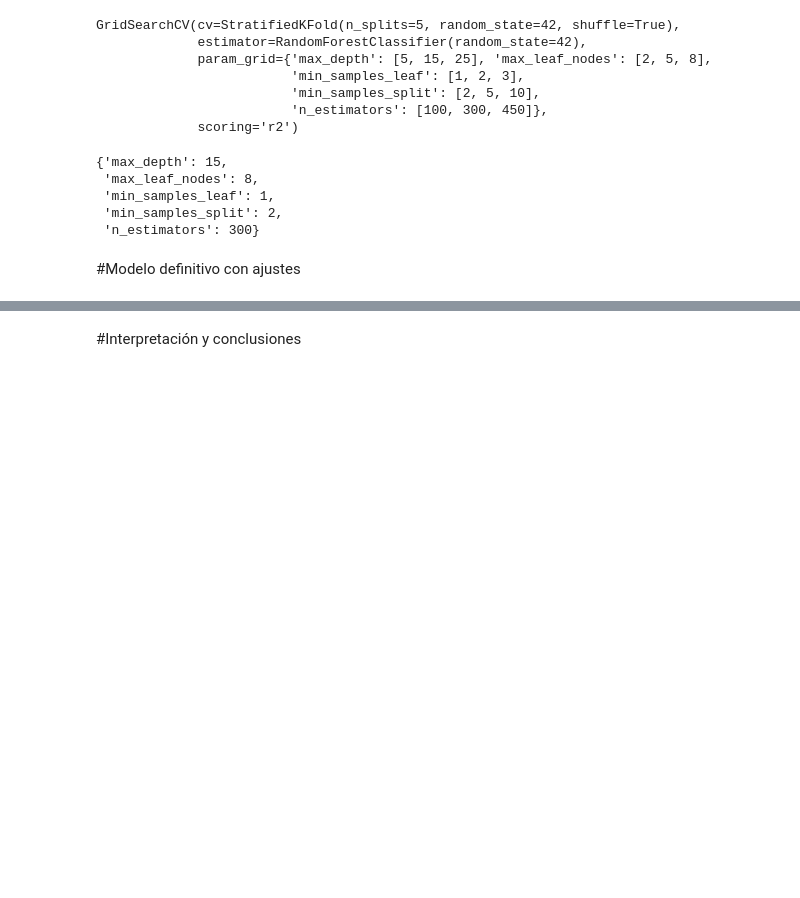
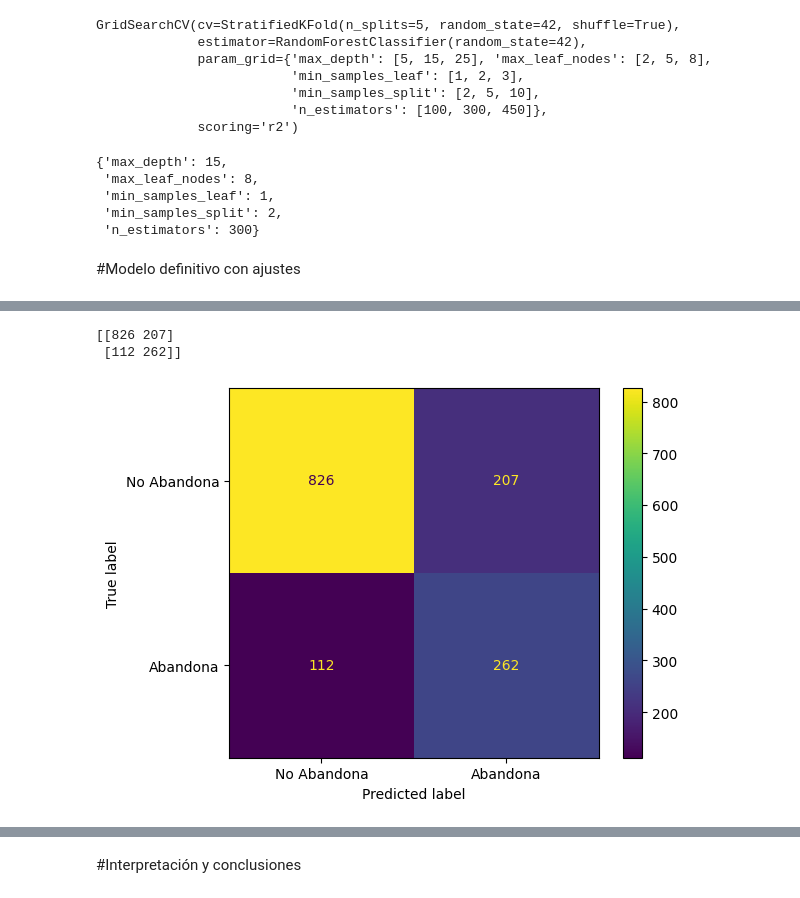
Before and after one commit to Cristiand056/TelecomX_parte2_Latam, a Jupyter notebook: TelecomX_parte2_Latam.ipynb, the cells around one changed output, grey strips where cells are left out. Drawn from its saved outputs; the diff is of its cells as text; code cells hidden in the pictures; blank space fills up the shorter version.

```diff
--- a/TelecomX_parte2_Latam.ipynb
+++ b/TelecomX_parte2_Latam.ipynb
@@ -756,0 +761,7 @@ visializacion.plot();
+# %%
+modelo_rf = RandomForestClassifier(max_depth=6, n_estimators=1200, class_weight='balanced')
+modelo_rf.fit(X_train_upper, y_train_upper)
+y_previsto = modelo_rf.predict(X_test)
+
+print(modelo_rf.score(X_test, y_test))
+print(classification_report(y_test, y_previsto))
@@ -756,0 +778,9 @@ visializacion.plot();
+# %%
+matrix_conf = confusion_matrix(y_test, y_previsto)
+print(matrix_conf)
+visializacion = ConfusionMatrixDisplay(confusion_matrix=matrix_conf, display_labels=['No Abandona', 'Abandona'])
+visializacion.plot();
+# %% [output]
+[[826 207]
+ [112 262]]
+[figure, added]
```
Also changed, not shown: parts of 33 cells of this notebook.
